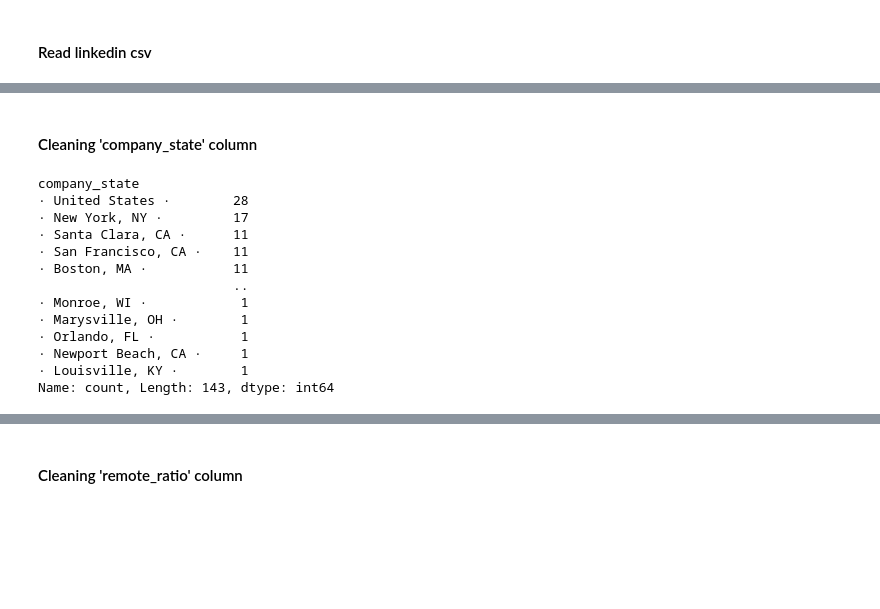
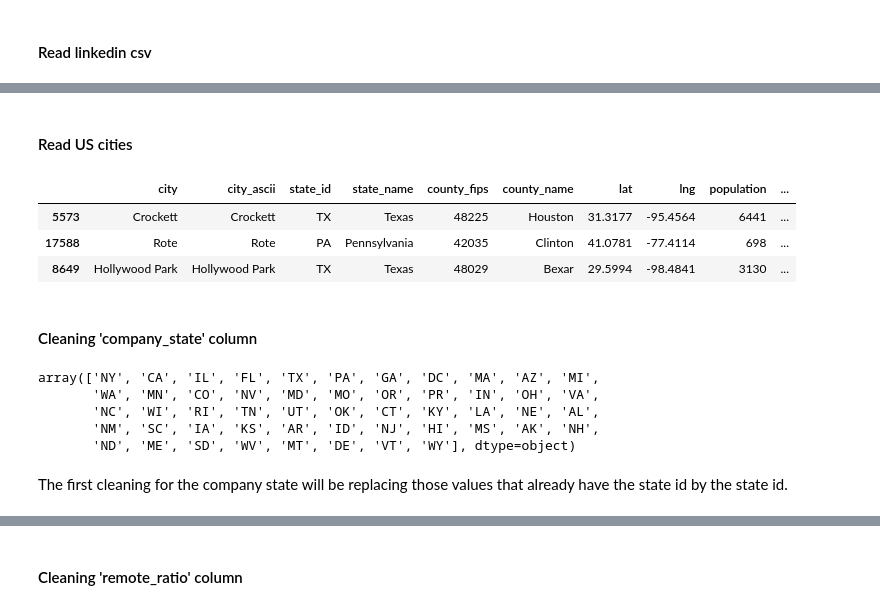
Before and after one commit to niniet98/FINAL-PROJECT, a Jupyter notebook: notebooks/04_linkedin_cleaning.ipynb, the cells around one changed output, grey strips where cells are left out. Drawn from its saved outputs; the diff is of its cells as text; code cells hidden in the pictures; blank space fills up the shorter version.

Commit message:
upgrading 04 file in dataset clening (state) done

```diff
--- a/notebooks/04_linkedin_cleaning.ipynb
+++ b/notebooks/04_linkedin_cleaning.ipynb
@@ -15,24 +15,26 @@ linkedin.shape
+# %% [markdown]
+#### Read US cities
+# %%
+uscities = pd.read_csv('../data/uscities/uscities.csv')
+uscities.sample(3)
+# %% [output]
+|  | city | city_ascii | state_id | state_name | county_fips | county_name | lat | lng | population | ... |
+| 5573 | Crockett | Crockett | TX | Texas | 48225 | Houston | 31.3177 | -95.4564 | 6441 | ... |
+| 17588 | Rote | Rote | PA | Pennsylvania | 42035 | Clinton | 41.0781 | -77.4114 | 698 | ... |
+| 8649 | Hollywood Park | Hollywood Park | TX | Texas | 48029 | Bexar | 29.5994 | -98.4841 | 3130 | ... |
 # %% [markdown]
 #### Cleaning 'company_state' column
-# %%
-states = ['AL', 'AK', 'AZ', 'AR', 'CA', 'NC', 'SC', 'CO', 'CT', 'ND', 'SD', 'DE', 'FL', 'GA', 'HI', 'ID', 'IL', 'IN', 'IA', 'KS', 'KY', 'LA',
-          'ME', 'MD', 'MA', 'MI', 'MN', 'MS', 'MO', 'MT', 'NE', 'NV', 'NJ', 'NY', 'NH', 'NM', 'OH', 'OK', 'OR', 'PA', 'RI', 'TN', 'TX', 'UT',
-          'UT', 'VT', 'VA', 'WV', 'WA', 'WI', 'WY']
-linkedin['company_state'].value_counts()
-# %% [output]
-company_state
-· United States ·        28
-· New York, NY ·         17
-· Santa Clara, CA ·      11
-· San Francisco, CA ·    11
-· Boston, MA ·           11
-                         ..
-· Monroe, WI ·            1
-· Marysville, OH ·        1
-· Orlando, FL ·           1
-· Newport Beach, CA ·     1
-· Louisville, KY ·        1
-Name: count, Length: 143, dtype: int64
+# %%
+states_ids = uscities['state_id'].unique()
+states_ids
+# %% [output]
+array(['NY', 'CA', 'IL', 'FL', 'TX', 'PA', 'GA', 'DC', 'MA', 'AZ', 'MI',
+       'WA', 'MN', 'CO', 'NV', 'MD', 'MO', 'OR', 'PR', 'IN', 'OH', 'VA',
+       'NC', 'WI', 'RI', 'TN', 'UT', 'OK', 'CT', 'KY', 'LA', 'NE', 'AL',
+       'NM', 'SC', 'IA', 'KS', 'AR', 'ID', 'NJ', 'HI', 'MS', 'AK', 'NH',
+       'ND', 'ME', 'SD', 'WV', 'MT', 'DE', 'VT', 'WY'], dtype=object)
+# %% [markdown]
+The first cleaning for the company state will be replacing those values that already have the state id by the state id.
 # %%
 def fclean_company_state(df, states):
     for i in states:
```
Also changed, not shown: parts of 17 cells of this notebook, 3 other files.
